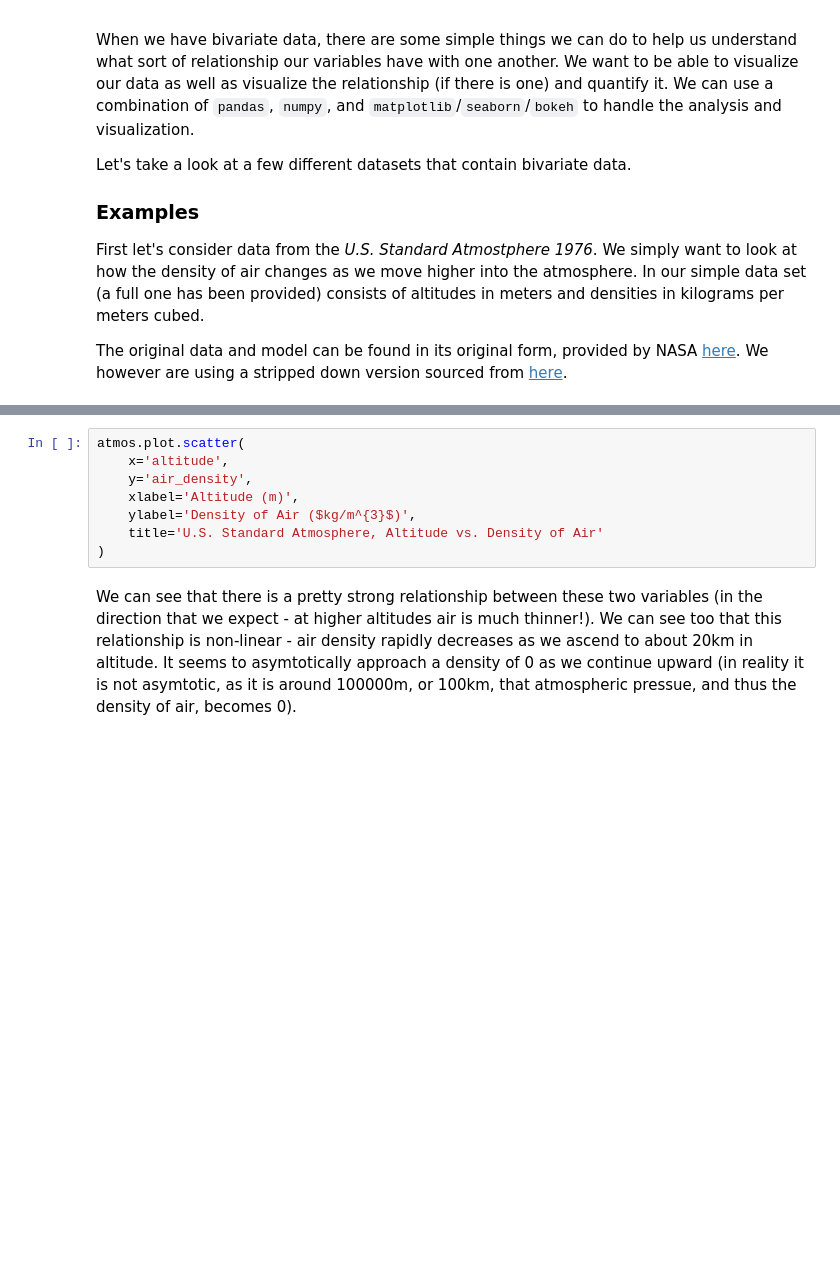
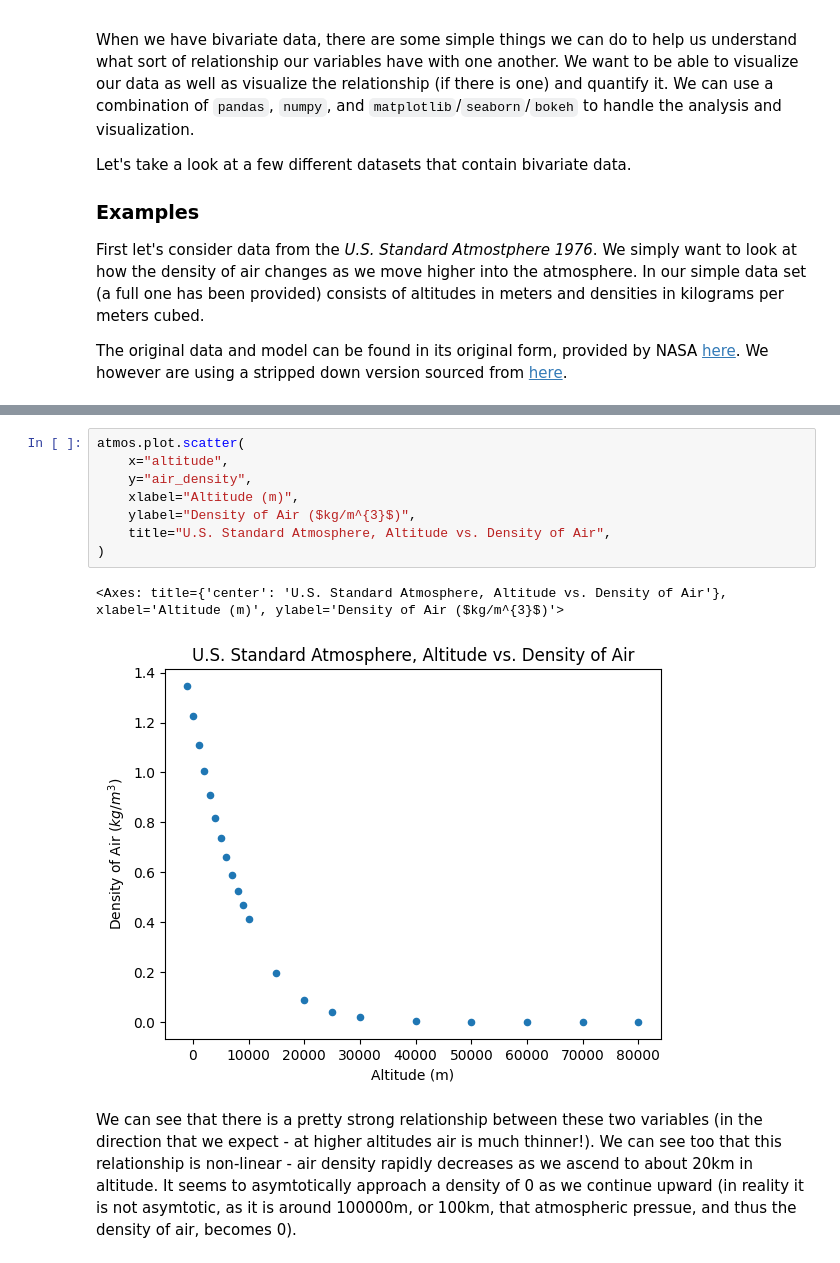
Before and after one commit to ruc-data-viz/2024-spring-class-05, a Jupyter notebook: notebooks/notebook_01_bivariate.ipynb, the cells around one changed output, grey strips where cells are left out. Saved outputs shown, nothing was run; the diff lists cells and outputs as text; blank space fills up the shorter version.

```diff
--- a/notebooks/notebook_01_bivariate.ipynb
+++ b/notebooks/notebook_01_bivariate.ipynb
@@ -27,11 +46,14 @@ atmos
 # %%
 atmos.plot.scatter(
-    x='altitude',
-    y='air_density',
-    xlabel='Altitude (m)',
-    ylabel='Density of Air ($kg/m^{3}$)',
-    title='U.S. Standard Atmosphere, Altitude vs. Density of Air'
+    x="altitude",
+    y="air_density",
+    xlabel="Altitude (m)",
+    ylabel="Density of Air ($kg/m^{3}$)",
+    title="U.S. Standard Atmosphere, Altitude vs. Density of Air",
 )
+# %% [output]
+<Axes: title={'center': 'U.S. Standard Atmosphere, Altitude vs. Density of Air'}, xlabel='Altitude (m)', ylabel='Density of Air ($kg/m^{3}$)'>
+[figure, added]
 # %% [markdown]
 We can see that there is a pretty strong relationship between these two variables (in the direction that we expect - at higher altitudes air is much thinner!). We can see too that this relationship is non-linear - air density rapidly decreases as we ascend to about 20km in altitude. It seems to asymtotically approach a density of 0 as we continue upward (in reality it is not asymtotic, as it is around 100000m, or 100km, that atmospheric pressue, and thus the density of air, becomes 0).
 # %% [markdown]
```
Also changed, not shown: parts of 3 cells of this notebook, 4 other files.
